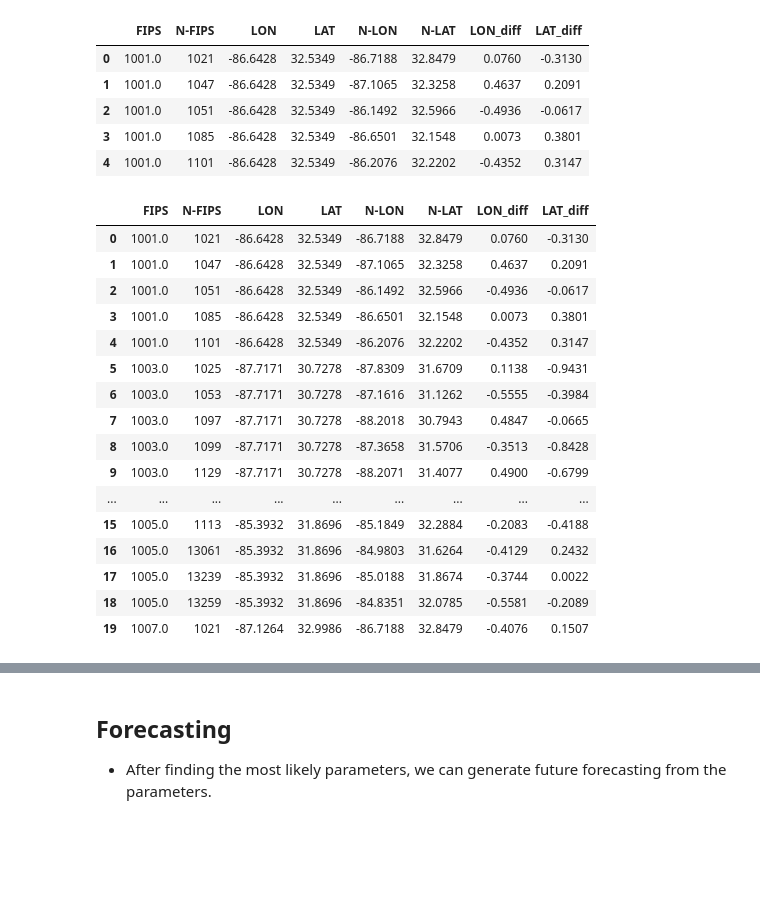
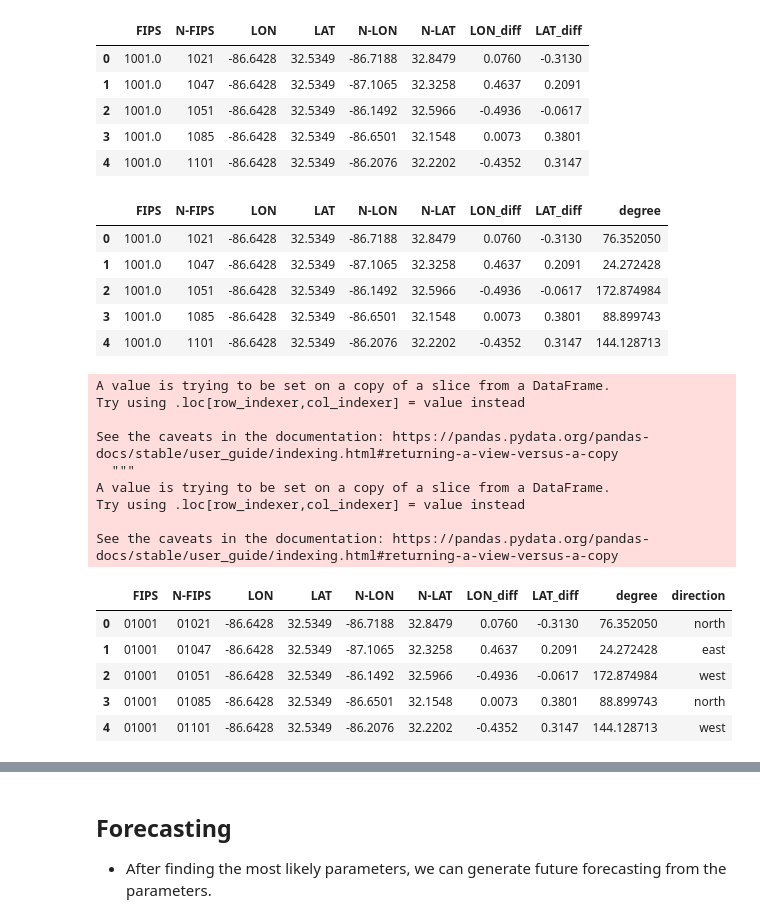
Before and after one commit to wendyw1999/epidemiology_capstone_project, a Jupyter notebook: notebooks/Stimulation 2.ipynb, the cells around one changed output, grey strips where cells are left out. Saved outputs shown, nothing was run; the diff lists cells and outputs as text; code cells hidden in the pictures; blank space fills up the shorter version.

```diff
--- a/notebooks/Stimulation 2.ipynb
+++ b/notebooks/Stimulation 2.ipynb
@@ -409,20 +364,25 @@ step2.head()
+# %%
+long_diff = list(step2['LON_diff'])
+lat_diff = step2['LAT_diff']
+vector_1 = list(zip(long_diff,lat_diff))
+vector_1 = [list(a) for a in vector_1]
+all_ = []
+for i in vector_1:
+    vector_2 = [1, 0]
+    unit_vector_1 = i / np.linalg.norm(i)
+    unit_vector_2 = vector_2 / np.linalg.norm(vector_2)
+    dot_product = np.dot(unit_vector_1, unit_vector_2)
+    angle = np.arccos(dot_product)
+    result = angle*180/math.pi
+    all_.append(result)
+# %%
+step2['degree']=all_
 # %%
-step2.head(20)
+step2.head()
 # %% [output]
-|  | FIPS | N-FIPS | LON | LAT | N-LON | N-LAT | LON_diff | LAT_diff |
-| 0 | 1001.0 | 1021 | -86.6428 | 32.5349 | -86.7188 | 32.8479 | 0.0760 | -0.3130 |
-| 1 | 1001.0 | 1047 | -86.6428 | 32.5349 | -87.1065 | 32.3258 | 0.4637 | 0.2091 |
-| 2 | 1001.0 | 1051 | -86.6428 | 32.5349 | -86.1492 | 32.5966 | -0.4936 | -0.0617 |
-| 3 | 1001.0 | 1085 | -86.6428 | 32.5349 | -86.6501 | 32.1548 | 0.0073 | 0.3801 |
-| 4 | 1001.0 | 1101 | -86.6428 | 32.5349 | -86.2076 | 32.2202 | -0.4352 | 0.3147 |
-| 5 | 1003.0 | 1025 | -87.7171 | 30.7278 | -87.8309 | 31.6709 | 0.1138 | -0.9431 |
-| 6 | 1003.0 | 1053 | -87.7171 | 30.7278 | -87.1616 | 31.1262 | -0.5555 | -0.3984 |
-| 7 | 1003.0 | 1097 | -87.7171 | 30.7278 | -88.2018 | 30.7943 | 0.4847 | -0.0665 |
-| 8 | 1003.0 | 1099 | -87.7171 | 30.7278 | -87.3658 | 31.5706 | -0.3513 | -0.8428 |
-| 9 | 1003.0 | 1129 | -87.7171 | 30.7278 | -88.2071 | 31.4077 | 0.4900 | -0.6799 |
-| ... | ... | ... | ... | ... | ... | ... | ... | ... |
-| 15 | 1005.0 | 1113 | -85.3932 | 31.8696 | -85.1849 | 32.2884 | -0.2083 | -0.4188 |
-| 16 | 1005.0 | 13061 | -85.3932 | 31.8696 | -84.9803 | 31.6264 | -0.4129 | 0.2432 |
-| 17 | 1005.0 | 13239 | -85.3932 | 31.8696 | -85.0188 | 31.8674 | -0.3744 | 0.0022 |
-| 18 | 1005.0 | 13259 | -85.3932 | 31.8696 | -84.8351 | 32.0785 | -0.5581 | -0.2089 |
-| 19 | 1007.0 | 1021 | -87.1264 | 32.9986 | -86.7188 | 32.8479 | -0.4076 | 0.1507 |
+|  | FIPS | N-FIPS | LON | LAT | N-LON | N-LAT | LON_diff | LAT_diff | degree |
+| 0 | 1001.0 | 1021 | -86.6428 | 32.5349 | -86.7188 | 32.8479 | 0.0760 | -0.3130 | 76.352050 |
+| 1 | 1001.0 | 1047 | -86.6428 | 32.5349 | -87.1065 | 32.3258 | 0.4637 | 0.2091 | 24.272428 |
+| 2 | 1001.0 | 1051 | -86.6428 | 32.5349 | -86.1492 | 32.5966 | -0.4936 | -0.0617 | 172.874984 |
+| 3 | 1001.0 | 1085 | -86.6428 | 32.5349 | -86.6501 | 32.1548 | 0.0073 | 0.3801 | 88.899743 |
+| 4 | 1001.0 | 1101 | -86.6428 | 32.5349 | -86.2076 | 32.2202 | -0.4352 | 0.3147 | 144.128713 |
@@ -428,0 +399,26 @@ step2.head(20)
+# %%
+step2['direction'] = step2['degree'].apply(lambda x : dir_func(x))
+step2['N-FIPS'] = step2['N-FIPS'].apply(lambda x : str(x).zfill(5))
+step2['FIPS'] = step2['FIPS'].astype(int).apply(lambda x : str(x).zfill(5))
+step4 = step2[['FIPS','N-FIPS','LON_diff', 'LAT_diff','direction']]
+step4['LON_diff'] = [abs(x) for x in step4['LON_diff']]
+step4['LAT_diff'] = [abs(x) for x in step4['LAT_diff']]
+# %% [output]
+A value is trying to be set on a copy of a slice from a DataFrame.
+Try using .loc[row_indexer,col_indexer] = value instead
+
+See the caveats in the documentation: https://pandas.pydata.org/pandas-docs/stable/user_guide/indexing.html#returning-a-view-versus-a-copy
+  """
+A value is trying to be set on a copy of a slice from a DataFrame.
+Try using .loc[row_indexer,col_indexer] = value instead
+
+See the caveats in the documentation: https://pandas.pydata.org/pandas-docs/stable/user_guide/indexing.html#returning-a-view-versus-a-copy
+# %%
+step2.head()
+# %% [output]
+|  | FIPS | N-FIPS | LON | LAT | N-LON | N-LAT | LON_diff | LAT_diff | degree | direction |
+| 0 | 01001 | 01021 | -86.6428 | 32.5349 | -86.7188 | 32.8479 | 0.0760 | -0.3130 | 76.352050 | north |
+| 1 | 01001 | 01047 | -86.6428 | 32.5349 | -87.1065 | 32.3258 | 0.4637 | 0.2091 | 24.272428 | east |
+| 2 | 01001 | 01051 | -86.6428 | 32.5349 | -86.1492 | 32.5966 | -0.4936 | -0.0617 | 172.874984 | west |
+| 3 | 01001 | 01085 | -86.6428 | 32.5349 | -86.6501 | 32.1548 | 0.0073 | 0.3801 | 88.899743 | north |
+| 4 | 01001 | 01101 | -86.6428 | 32.5349 | -86.2076 | 32.2202 | -0.4352 | 0.3147 | 144.128713 | west |
```
Also changed, not shown: parts of 19 cells of this notebook, 2 other files.
